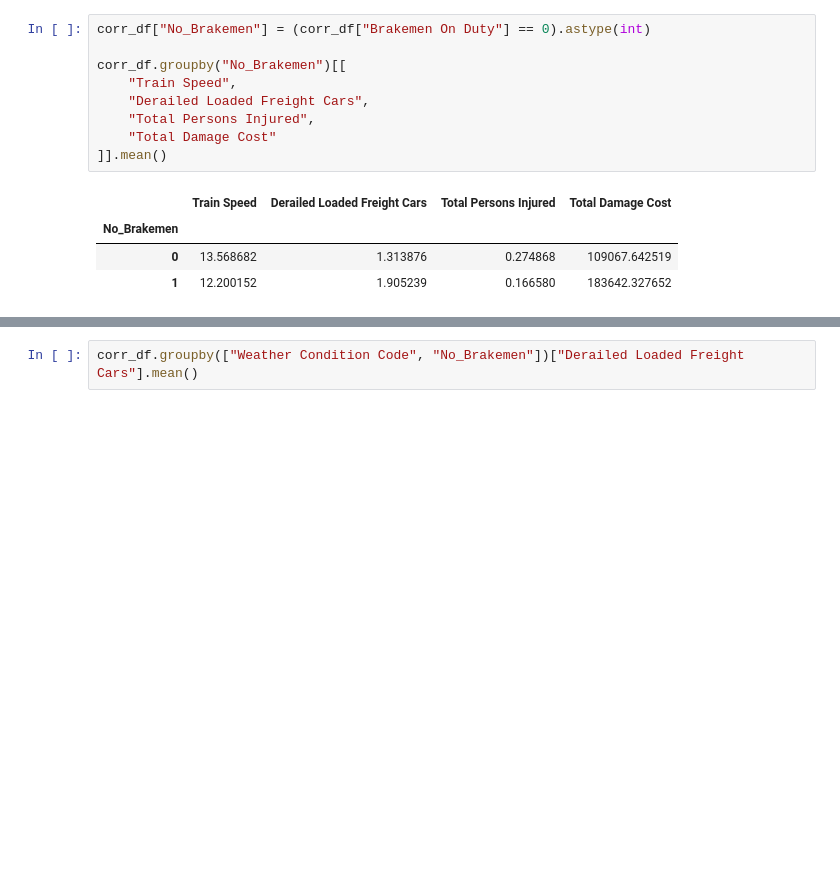
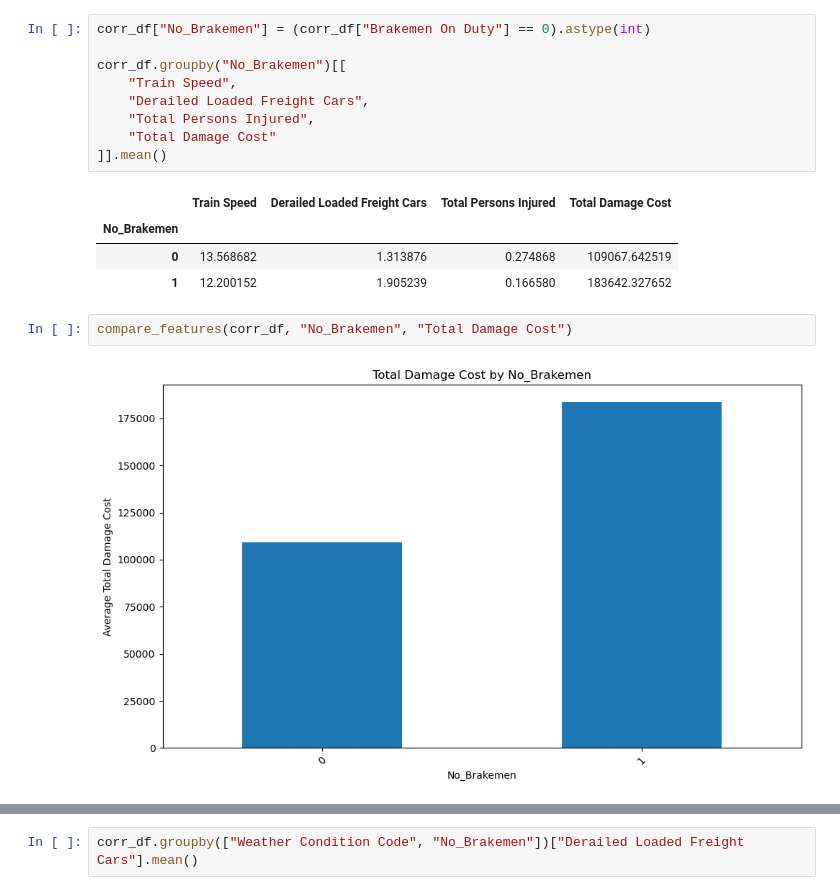
Before and after one commit to TimothyHHMai/rail-risk-census-analysis-521, a Jupyter notebook: notebooks/total_cost_eda.ipynb, the cells around one changed output, grey strips where cells are left out. Saved outputs shown, nothing was run; the diff lists cells and outputs as text; blank space fills up the shorter version.

```diff
--- a/notebooks/total_cost_eda.ipynb
+++ b/notebooks/total_cost_eda.ipynb
@@ -272,3 +297,7 @@ corr_df.groupby("No_Brakemen")[[
 | No_Brakemen |  |  |  |  |
 | 0 | 13.568682 | 1.313876 | 0.274868 | 109067.642519 |
 | 1 | 12.200152 | 1.905239 | 0.166580 | 183642.327652 |
+# %%
+compare_features(corr_df, "No_Brakemen", "Total Damage Cost")
+# %% [output]
+[figure, added]
```
Also changed, not shown: parts of 17 cells of this notebook.
